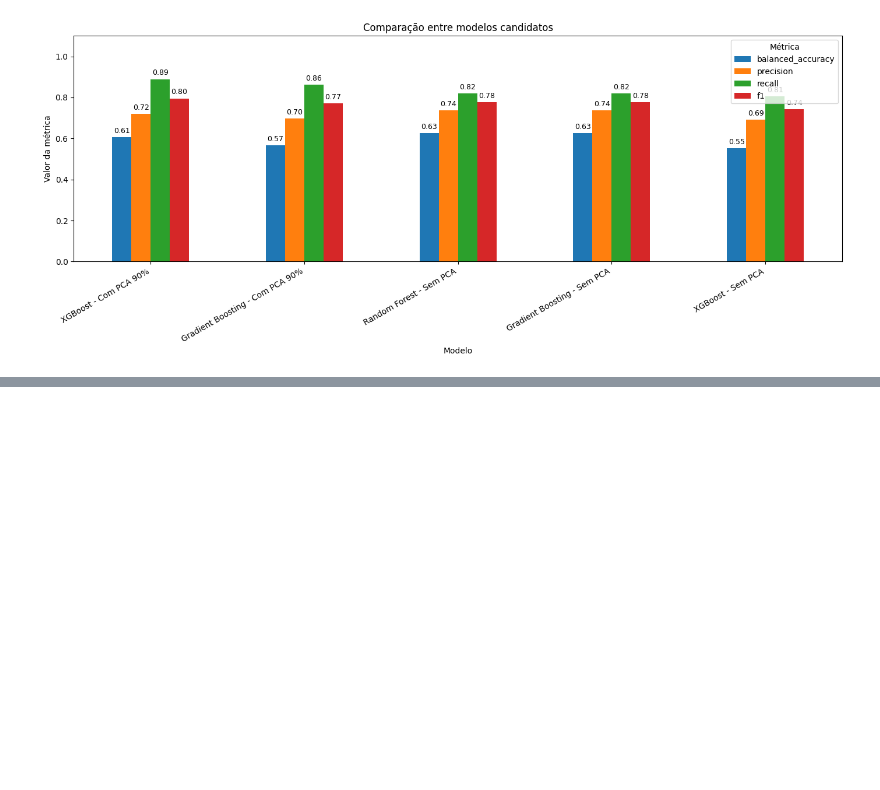
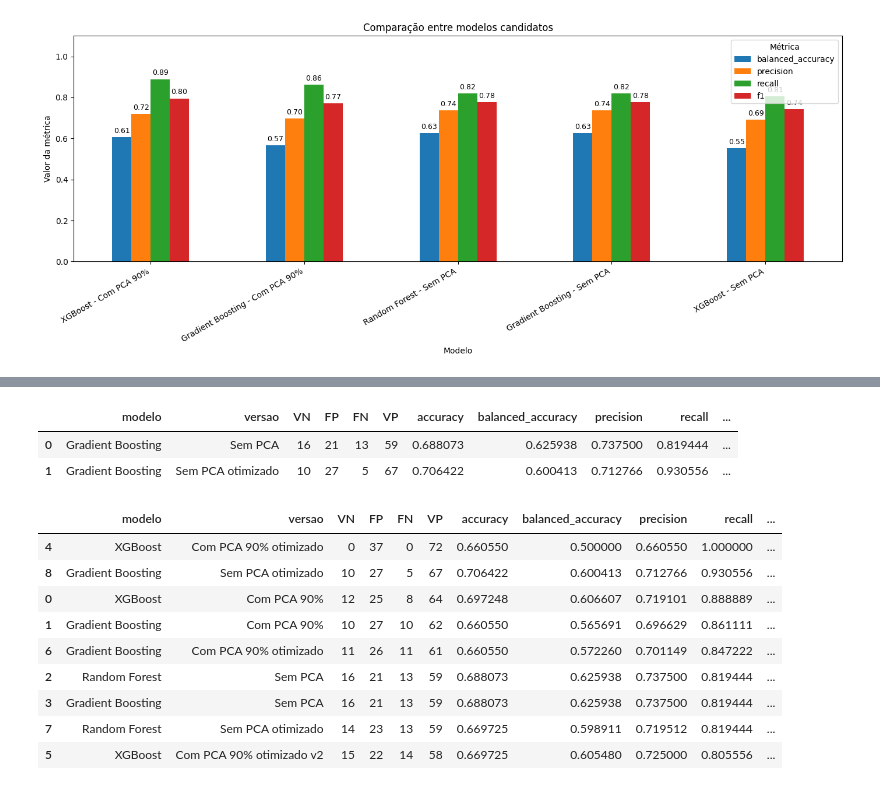
Before and after one commit to pablocosme/Projeto_Residuos_Dentarios_IA, a Jupyter notebook: benchmark_alg.ipynb, the cells around one changed output, grey strips where cells are left out. Drawn from its saved outputs; the diff is of its cells as text; code cells hidden in the pictures; blank space fills up the shorter version.

```diff
--- a/benchmark_alg.ipynb
+++ b/benchmark_alg.ipynb
@@ -486,0 +1020,7 @@ plt.show()
+# %%
+pipeline_gb_sem_pca = Pipeline(steps=[
+    ("preprocessamento", preprocessamento),
+    ("modelo", GradientBoostingClassifier(
+        random_state=42
+    ))
+])
@@ -486,0 +1092,43 @@ plt.show()
+# %%
+df_comparacao_gb_sem_pca = pd.concat([
+    df_finalistas_passo3[
+        (df_finalistas_passo3["modelo"] == "Gradient Boosting") &
+        (df_finalistas_passo3["versao"] == "Sem PCA")
+    ],
+    resultado_gb_sem_pca_otimizado
+], ignore_index=True)
+
+df_comparacao_gb_sem_pca
+# %% [output]
+|  | modelo | versao | VN | FP | FN | VP | accuracy | balanced_accuracy | precision | recall | ... |
+| 0 | Gradient Boosting | Sem PCA | 16 | 21 | 13 | 59 | 0.688073 | 0.625938 | 0.737500 | 0.819444 | ... |
+| 1 | Gradient Boosting | Sem PCA otimizado | 10 | 27 | 5 | 67 | 0.706422 | 0.600413 | 0.712766 | 0.930556 | ... |
+# %%
+df_final_pos_otimizacao = pd.concat([
+    df_finalistas_passo3,
+
+    resultado_xgb_otimizado,
+    resultado_xgb_otimizado_v2,
+
+    resultado_gb_otimizado,
+    resultado_rf_otimizado,
+    resultado_gb_sem_pca_otimizado
+], ignore_index=True)
+
+df_final_pos_otimizacao = df_final_pos_otimizacao.sort_values(
+    by=["FN", "recall", "f1", "balanced_accuracy"],
+    ascending=[True, False, False, False]
+)
+
+df_final_pos_otimizacao
+# %% [output]
+|  | modelo | versao | VN | FP | FN | VP | accuracy | balanced_accuracy | precision | recall | ... |
+| 4 | XGBoost | Com PCA 90% otimizado | 0 | 37 | 0 | 72 | 0.660550 | 0.500000 | 0.660550 | 1.000000 | ... |
+| 8 | Gradient Boosting | Sem PCA otimizado | 10 | 27 | 5 | 67 | 0.706422 | 0.600413 | 0.712766 | 0.930556 | ... |
+| 0 | XGBoost | Com PCA 90% | 12 | 25 | 8 | 64 | 0.697248 | 0.606607 | 0.719101 | 0.888889 | ... |
+| 1 | Gradient Boosting | Com PCA 90% | 10 | 27 | 10 | 62 | 0.660550 | 0.565691 | 0.696629 | 0.861111 | ... |
+| 6 | Gradient Boosting | Com PCA 90% otimizado | 11 | 26 | 11 | 61 | 0.660550 | 0.572260 | 0.701149 | 0.847222 | ... |
+| 2 | Random Forest | Sem PCA | 16 | 21 | 13 | 59 | 0.688073 | 0.625938 | 0.737500 | 0.819444 | ... |
+| 3 | Gradient Boosting | Sem PCA | 16 | 21 | 13 | 59 | 0.688073 | 0.625938 | 0.737500 | 0.819444 | ... |
+| 7 | Random Forest | Sem PCA otimizado | 14 | 23 | 13 | 59 | 0.669725 | 0.598911 | 0.719512 | 0.819444 | ... |
+| 5 | XGBoost | Com PCA 90% otimizado v2 | 15 | 22 | 14 | 58 | 0.669725 | 0.605480 | 0.725000 | 0.805556 | ... |
```
Also changed, not shown: parts of 48 cells of this notebook, 1 other file.
